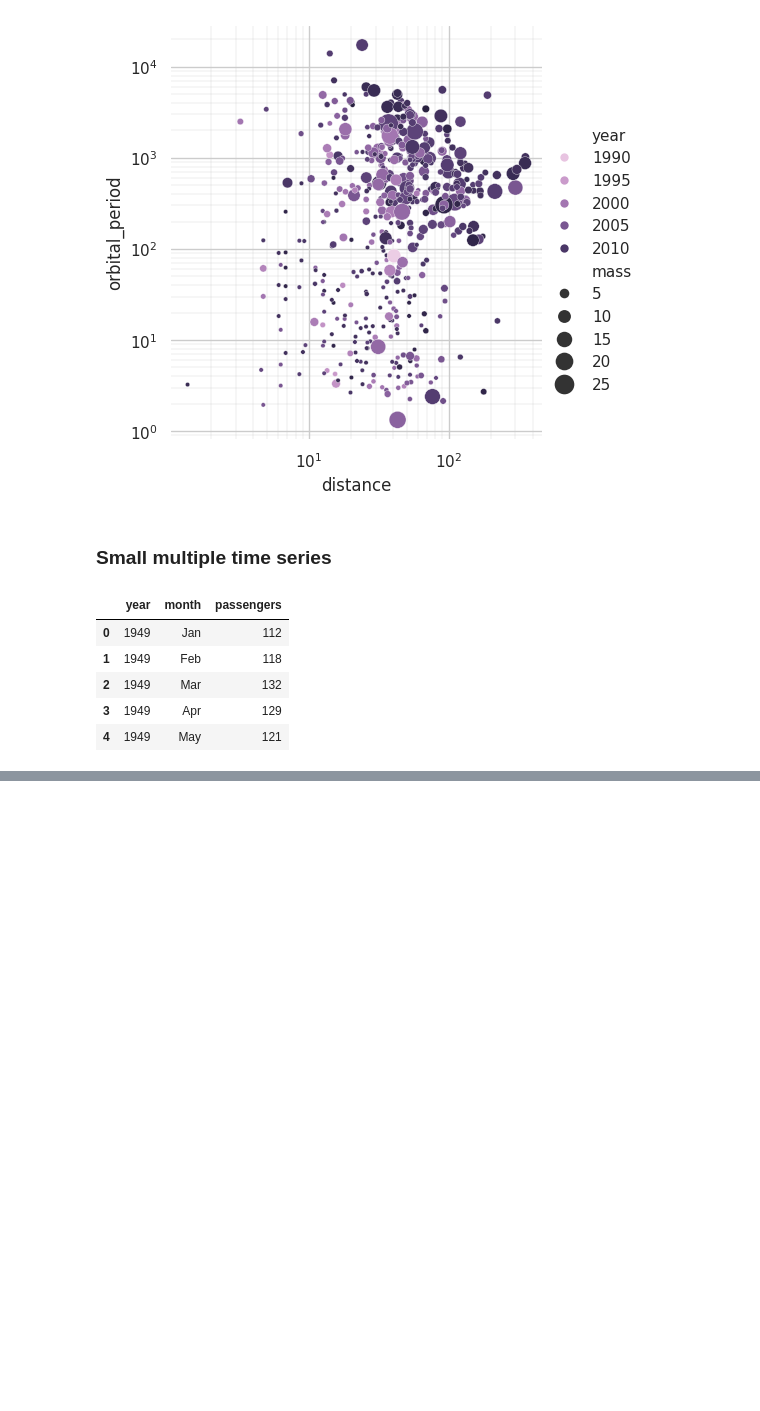
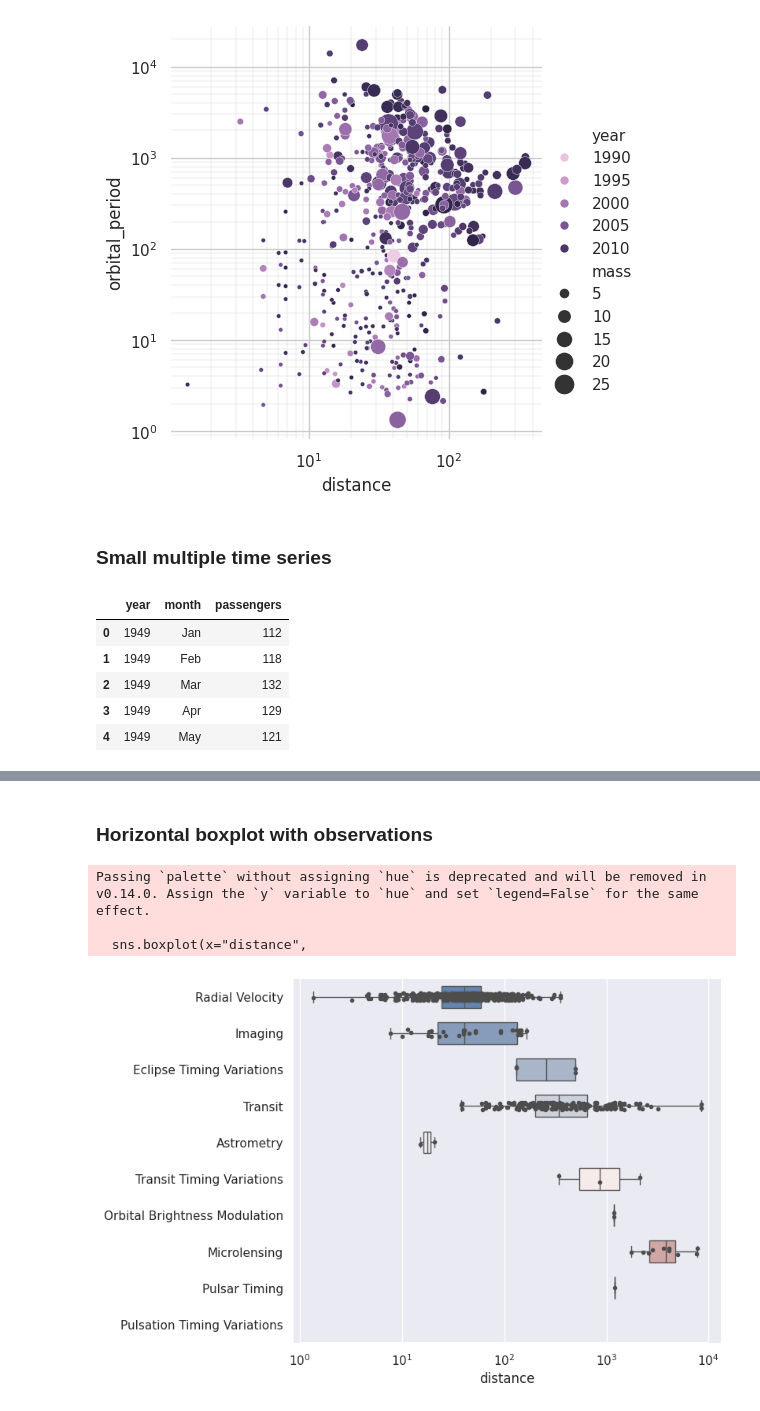
Before and after one commit to MAyub114/seaborn_interactive, a Jupyter notebook: interactive_plots.ipynb, the cells around one changed output, grey strips where cells are left out. Saved outputs shown, nothing was run; the diff lists cells and outputs as text; code cells hidden in the pictures; blank space fills up the shorter version.

Commit message:
Add boxplots

```diff
--- a/interactive_plots.ipynb
+++ b/interactive_plots.ipynb
@@ -98,0 +128,33 @@ g = sns.relplot(data=flights,
+# %% [markdown]
+### Horizontal boxplot with observations
+# %%
+# Use logarithmic x-axis
+f, ax = plt.subplots(figsize=(7, 6))
+ax.set_xscale("log")
+
+# Plot orbital_period with horizontal boxes
+sns.boxplot(x="distance",
+            y="method",
+            data=planets,
+            whis=[0, 100],
+            width=0.6,
+            palette="vlag")
+
+# Add in points to show each observation
+sns.stripplot(x="distance",
+              y="method",
+              data=planets,
+              size=4,
+              color="0.3",
+              linewidth=0)
+
+# Customize chart
+ax.xaxis.grid(True)
+ax.set(ylabel="")
+sns.despine(trim=True,
+            left=True)
+# %% [output]
+Passing `palette` without assigning `hue` is deprecated and will be removed in v0.14.0. Assign the `y` variable to `hue` and set `legend=False` for the same effect.
+
+  sns.boxplot(x="distance",
+[figure, added]
```
Also changed, not shown: parts of 1 cell of this notebook.
